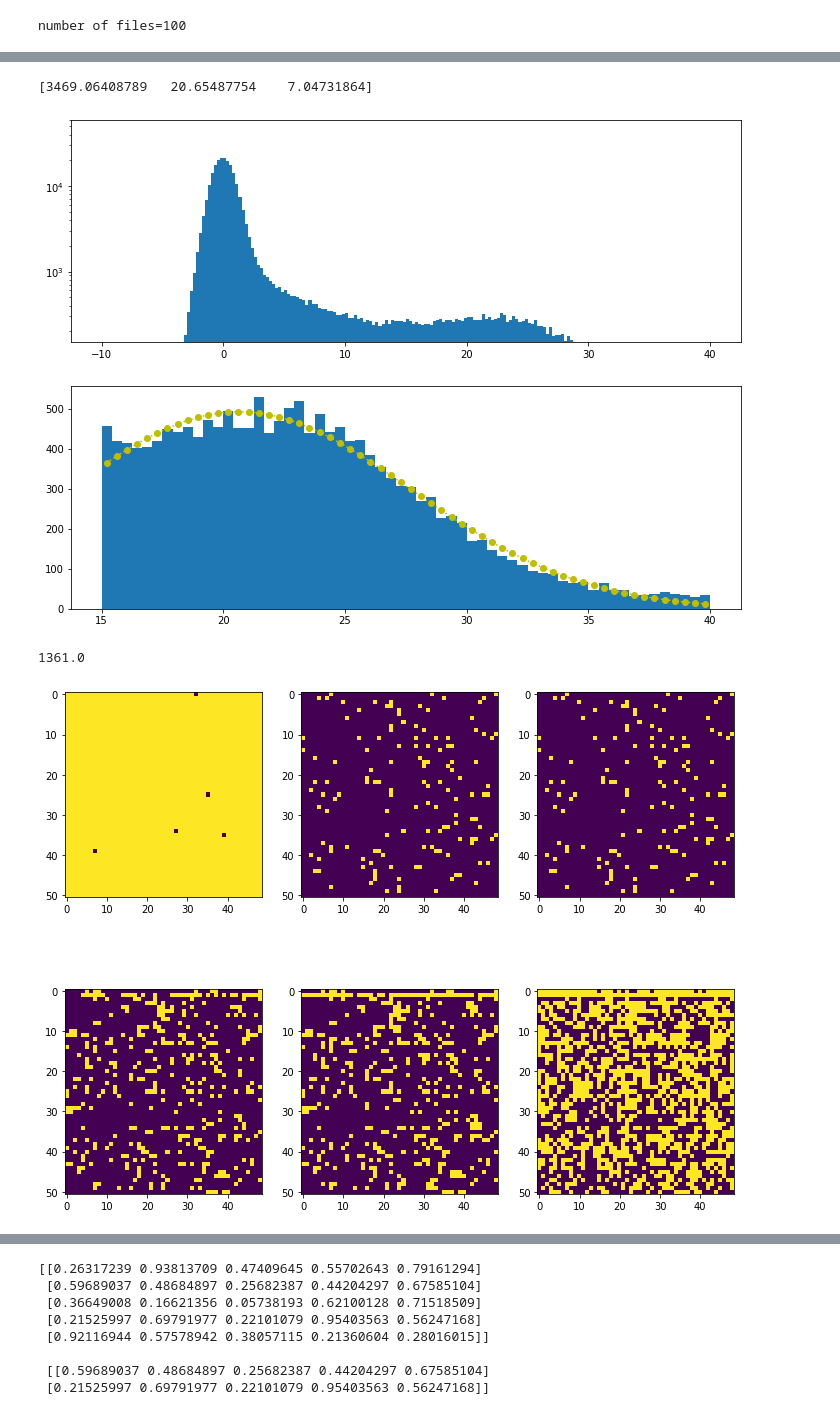
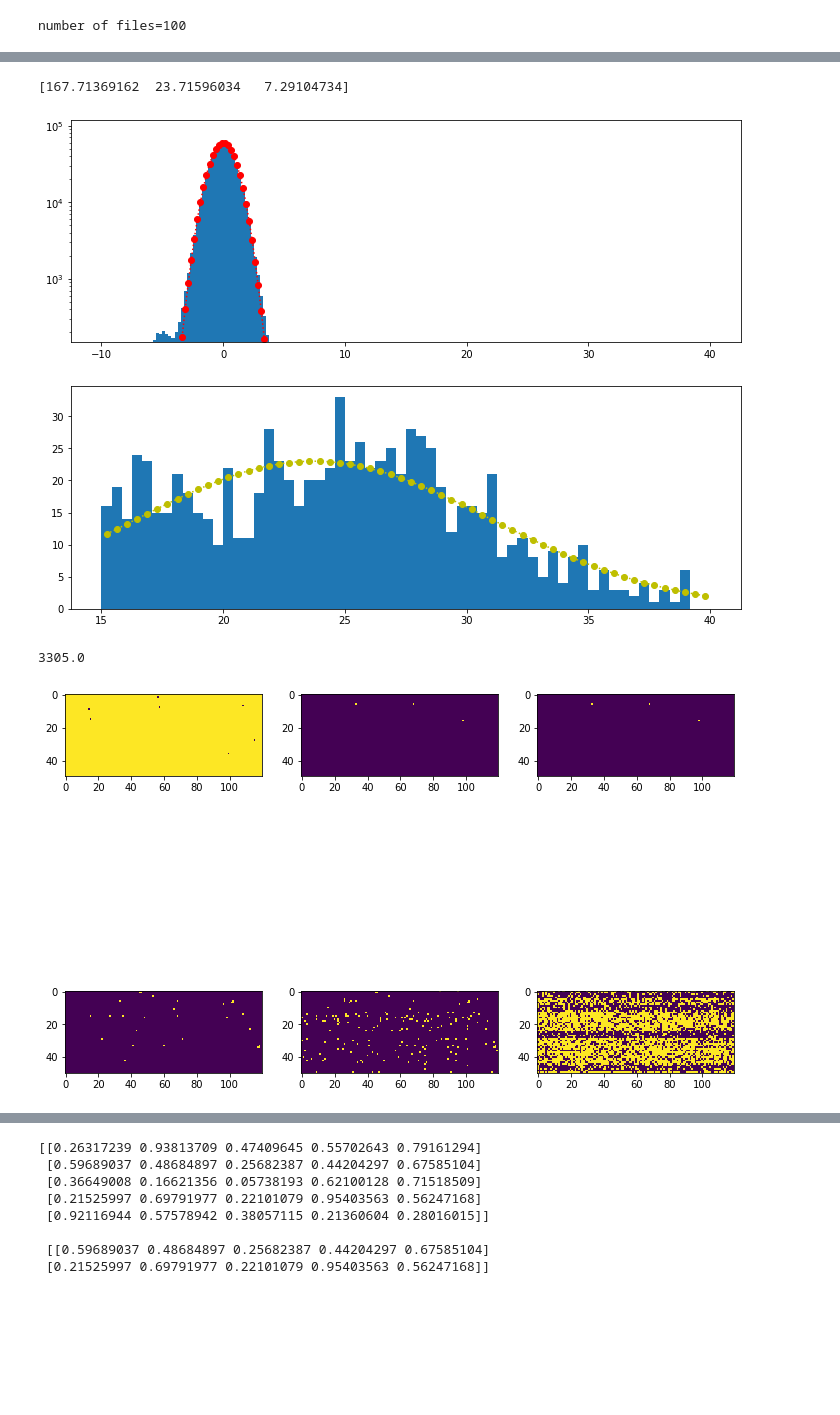
Before and after one commit to Lana-B/DamageStudies, a Jupyter notebook: py/Fe55-Fn.ipynb, the cells around one changed output, grey strips where cells are left out. Cells and saved outputs as stored; diff of their text form; code cells hidden in the pictures; blank space fills up the shorter version.

```diff
--- a/py/Fe55-Fn.ipynb
+++ b/py/Fe55-Fn.ipynb
@@ -78,12 +80,17 @@ files, n_files=get_files(dirpath)
 # %% [output]
 number of files=100
 # %%
-startx=1351
-starty=2299
-endx=1400
-endy=2350
-# endx=1450
-# endy=2400
+#0dam
+startx=1330
+starty=2480
+endx=1450
+endy=2530
+
+#40 dam
+# startx=581
+# starty=1140
+# endx=632
+# endy=1190
 
 chosenPix,chosenPixels,std=chosePix(startx,endx,starty,endy,dirpath,files,n_files)
 # %% [output]
@@ -137,7 +150,9 @@ def bad_pix_qual(startx_fn,endx_fn,starty_fn,endy_fn,chosenPixels3d_fn):
                 print(pix_x,pix_y)
             histValues=plt.hist(chosenPixels3d_fn[:,pix_y,pix_x],bins=45)
             mphist=midpoints(histValues[1])
-            meanh=chosenPixels3d_fn[:,pix_y,pix_x].mean()
+            # meanh=chosenPixels3d_fn[:,pix_y,pix_x].mean()
+            meanh=mphist[histValues[0].argmax()]
+
             stdh=chosenPixels3d_fn[:,pix_y,pix_x].std()
             try:
                 popt,pcov=curve_fit(gaus,mphist,histValues[0],p0=[15,meanh,stdh])
@@ -223,11 +242,11 @@ eo_stds_stds[::2,:]=even_stds_std
 eo_stds_stds[1::2,:]=odd_stds_std
 # %%
 badpixmask=np.ones([endy-starty,endx-startx])
-badpixmask[(means_array>(eo_means_means+8*eo_means_stds))]=-1
-badpixmask[(stds_array>eo_stds_means+8*eo_stds_stds)]=-1
+badpixmask[(means_array>(eo_means_means+5*eo_means_stds))]=-1
+badpixmask[(stds_array>eo_stds_means+5*eo_stds_stds)]=-1
 # badpixmask[(heights_array>eo_heights_means+6*eo_heights_stds)]=-1
-badpixmask[(means_array<eo_means_means-8*eo_means_stds)]=-1
-badpixmask[(stds_array<eo_stds_means-8*eo_stds_stds)]=-1
+badpixmask[(means_array<eo_means_means-5*eo_means_stds)]=-1
+badpixmask[(stds_array<eo_stds_means-5*eo_stds_stds)]=-1
 # means_array2[(heights_array<eo_heights_means-6*eo_heights_stds)]=-1
 
 #ie.if mean=-1 it's a "bad pixel"
@@ -352,7 +444,7 @@ _=ax[1].plot(mphist[101:],gaus(mphist[101:],*popt2),'yo:',label='fit')
 # %%
 fig,ax=plt.subplots(2,1,figsize=(12,9))
 ax[0].set_yscale('log')
-ax[0].set_ylim([150.0,60000])
+ax[0].set_ylim([150.0,120000])
 # ax[0].set_xlim([-5,10])
 
 all_hist=ax[0].hist(reshaped_CP_BPM,bins=200,range=(-10,40))
@@ -369,35 +461,38 @@ popt3,pcov3=curve_fit(gaus,sub_mphist,sub_hist[0],p0=[60,25,1])
 print(popt3)
 _=ax[1].plot(sub_mphist,gaus(sub_mphist,*popt3),'yo:',label='fit')
 # %% [output]
-[3469.06408789   20.65487754    7.04731864]
+[167.71369162  23.71596034   7.29104734]
-[figure, old version]
+[figure, new version]
 # %%
 fig3,ax3=plt.subplots(2,3,figsize=(12,10))
-sig10arr=(reshaped_CP[3,:,:]>20)
+sig10arr=(reshaped_CP[12,:,:]>20)
 sig10arr=sig10arr.reshape(endy-starty,endx-startx)
-sig5arr=(reshaped_CP[3,:,:]>10)
+sig5arr=(reshaped_CP[12,:,:]>10)
 sig5arr=sig5arr.reshape(endy-starty,endx-startx)
-sig4arr=(reshaped_CP[3,:,:]>4)
+sig4arr=(reshaped_CP[12,:,:]>4)
 sig4arr=sig4arr.reshape(endy-starty,endx-startx)
-sig3arr=(reshaped_CP[3,:,:]>3)
+sig3arr=(reshaped_CP[12,:,:]>3)
 sig3arr=sig3arr.reshape(endy-starty,endx-startx)
-sig2arr=(reshaped_CP[3,:,:]>2)
+sig2arr=(reshaped_CP[12,:,:]>2)
 sig2arr=sig2arr.reshape(endy-starty,endx-startx)
-sig1arr=(reshaped_CP[3,:,:]>0)
+sig1arr=(reshaped_CP[12,:,:]>0)
 sig1arr=sig1arr.reshape(endy-starty,endx-startx)
 ax3[0,0].imshow(badpixmask)
 ax3[0,1].imshow(sig10arr)
 sig10arr[badpixmask==0]=0
 ax3[0,2].imshow(sig10arr)
 # ax3[0,0].imshow(sig10arr-badpixmask)
 # ax3[0,1].imshow(sig5arr)
 # ax3[0,2].imshow(sig4arr)
 ax3[1,0].imshow(sig3arr)
 ax3[1,1].imshow(sig2arr)
 ax3[1,2].imshow(sig1arr)
 print(((reshaped_CP[2,:,:]>0)*1.0).sum())
+
+with open('zerodam_allframes_0deg.npy', 'wb') as f:
+    np.save(f, reshaped_CP)
 # %% [output]
-1361.0
+3305.0
-[figure, old version]
+[figure, new version]
 # %%
 fig3,ax3=plt.subplots(2,3,figsize=(12,10))
```
Also changed, not shown: parts of 42 cells of this notebook, 7 other files.
